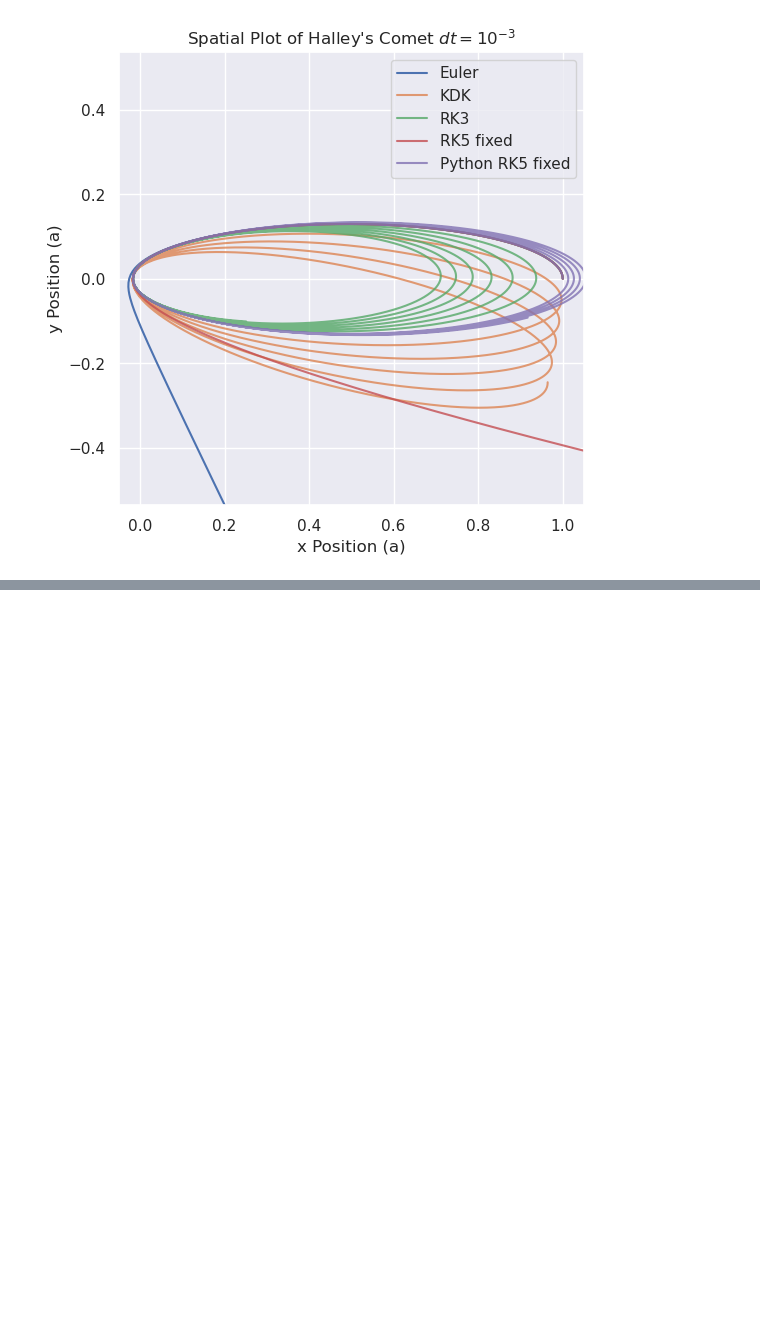
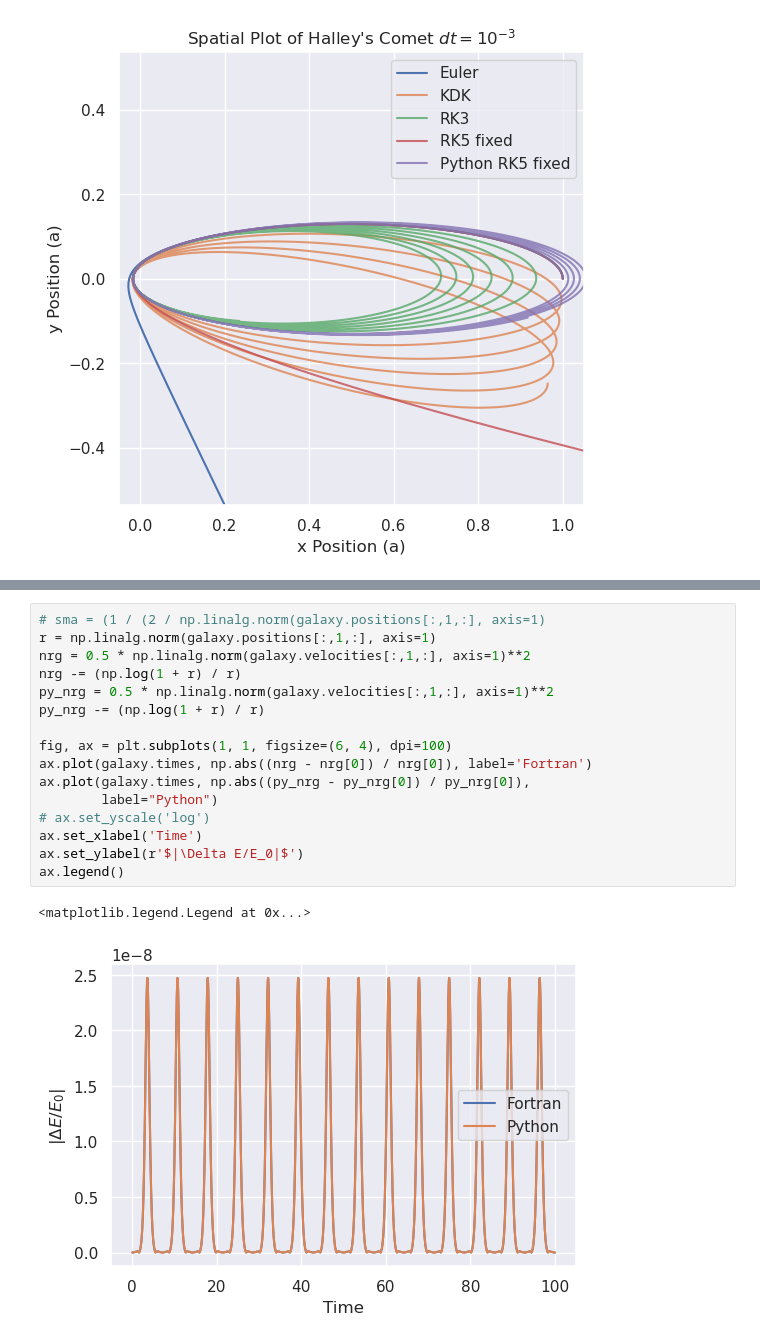
Before and after one commit to StarkillerX42/ASTR506, a Jupyter notebook: python_tests.ipynb, the cells around one changed output, grey strips where cells are left out. Cells and saved outputs as stored; diff of their text form; blank space fills up the shorter version.

```diff
--- a/python_tests.ipynb
+++ b/python_tests.ipynb
@@ -559,0 +610,19 @@ fp.n_bodies.n_body_model("rk5", halley_masses, halley_i_pos, halley_i_vel, t_tot
+# %%
+# sma = (1 / (2 / np.linalg.norm(galaxy.positions[:,1,:], axis=1)
+r = np.linalg.norm(galaxy.positions[:,1,:], axis=1)
+nrg = 0.5 * np.linalg.norm(galaxy.velocities[:,1,:], axis=1)**2
+nrg -= (np.log(1 + r) / r)
+py_nrg = 0.5 * np.linalg.norm(galaxy.velocities[:,1,:], axis=1)**2
+py_nrg -= (np.log(1 + r) / r)
+
+fig, ax = plt.subplots(1, 1, figsize=(6, 4), dpi=100)
+ax.plot(galaxy.times, np.abs((nrg - nrg[0]) / nrg[0]), label='Fortran')
+ax.plot(galaxy.times, np.abs((py_nrg - py_nrg[0]) / py_nrg[0]),
+        label="Python")
+# ax.set_yscale('log')
+ax.set_xlabel('Time')
+ax.set_ylabel(r'$|\Delta E/E_0|$')
+ax.legend()
+# %% [output]
+<matplotlib.legend.Legend at 0x...>
+[figure, added]
```
Also changed, not shown: parts of 5 cells of this notebook, 4 other files.
